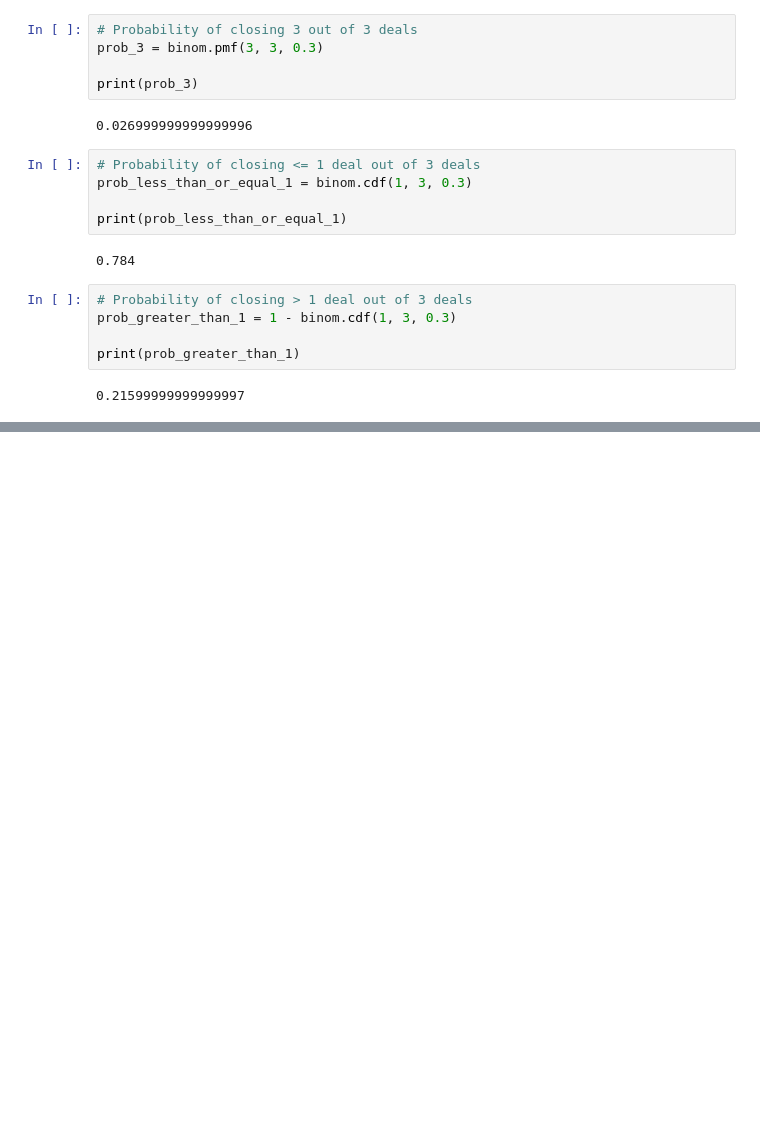
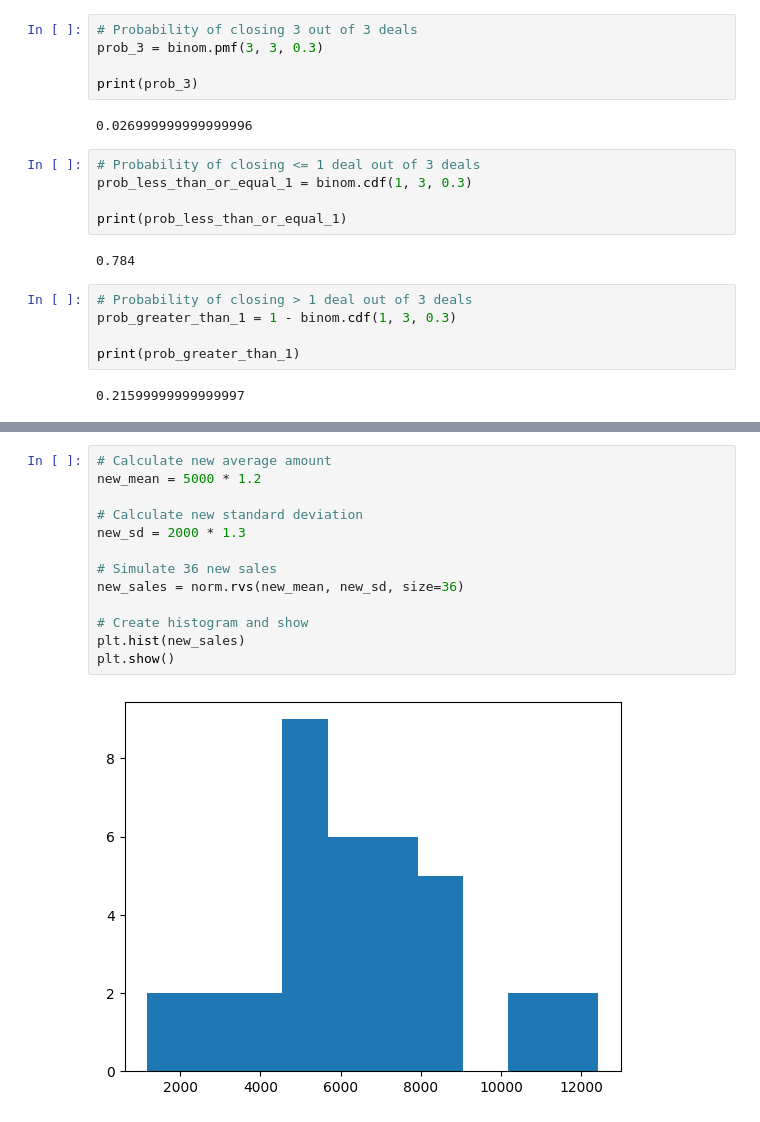
Before and after one commit to suhyeon0325/TIL, a Jupyter notebook: 통계복습_240114.ipynb, the cells around one changed output, grey strips where cells are left out. Drawn from its saved outputs; the diff is of its cells as text; blank space fills up the shorter version.

```diff
--- a/통계복습_240114.ipynb
+++ b/통계복습_240114.ipynb
@@ -226,0 +263,15 @@ print(prob_greater_than_1)
+# %%
+# Calculate new average amount
+new_mean = 5000 * 1.2
+
+# Calculate new standard deviation
+new_sd = 2000 * 1.3
+
+# Simulate 36 new sales
+new_sales = norm.rvs(new_mean, new_sd, size=36)
+
+# Create histogram and show
+plt.hist(new_sales)
+plt.show()
+# %% [output]
+[figure, added]
```
Also changed, not shown: parts of 6 cells of this notebook.
